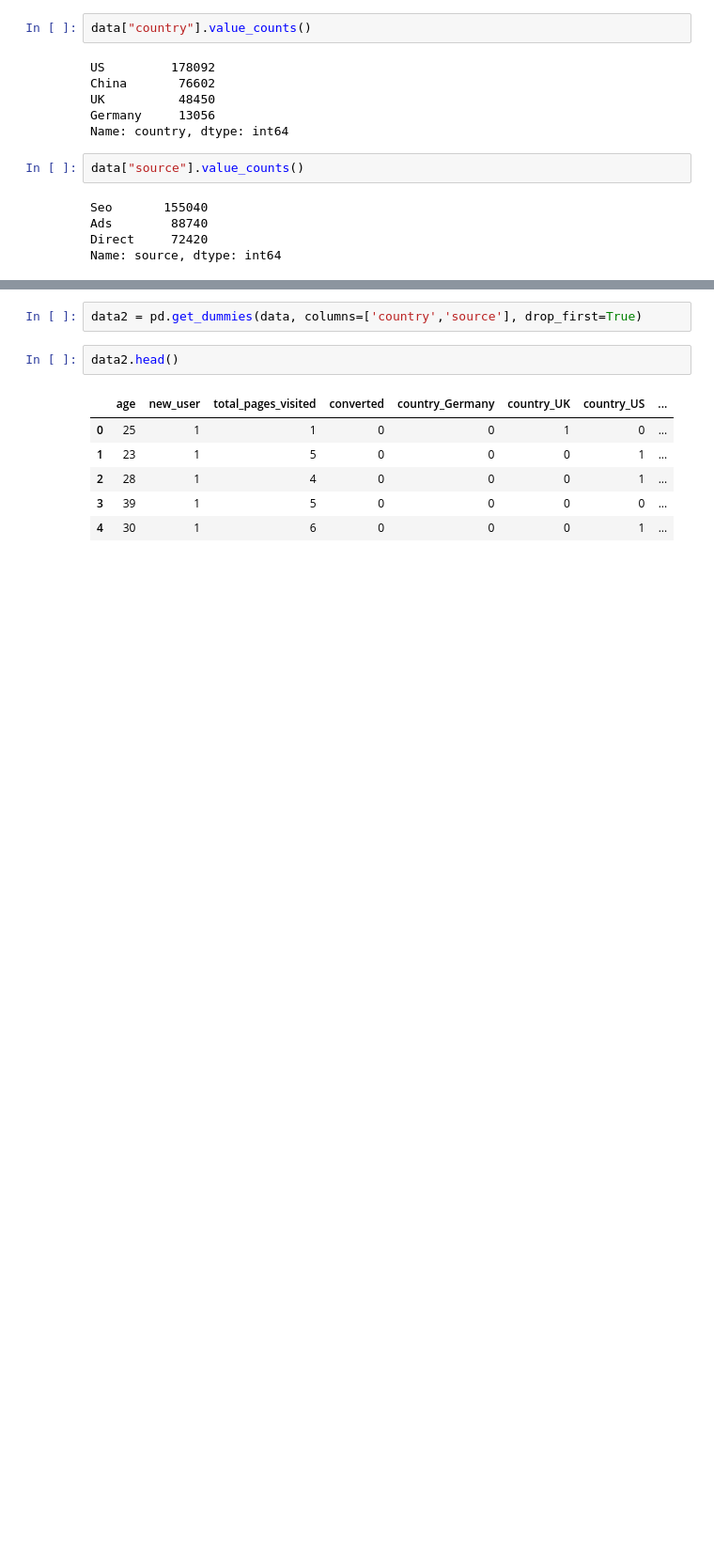
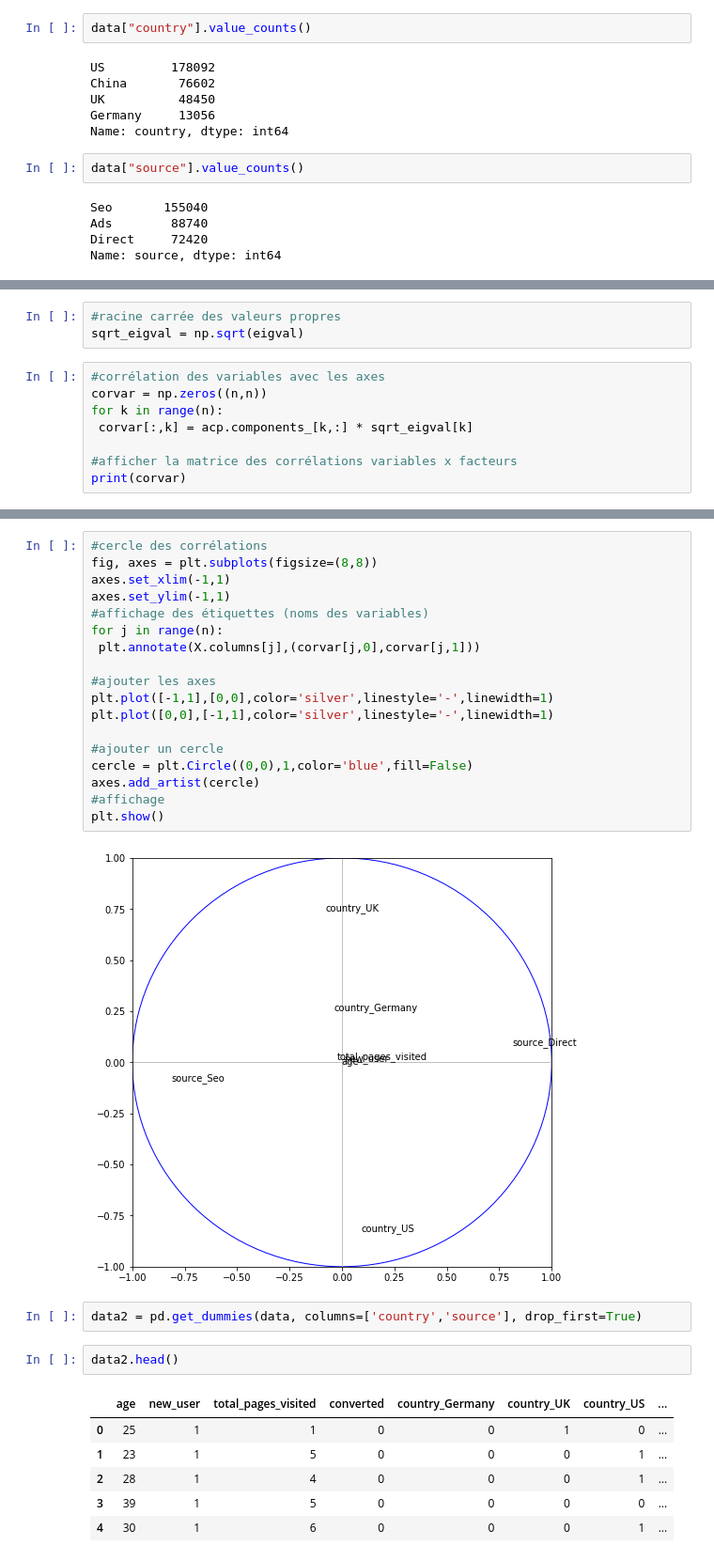
Before and after one commit to cbousquet/Week-3-Conversion-rate, a Jupyter notebook: Taux.ipynb, the cells around one changed output, grey strips where cells are left out. Shown at 94% size. Cells and saved outputs as stored; diff of their text form; blank space fills up the shorter version.

```diff
--- a/Taux.ipynb
+++ b/Taux.ipynb
@@ -70,0 +244,11 @@ Name: source, dtype: int64
+# %%
+#racine carrée des valeurs propres
+sqrt_eigval = np.sqrt(eigval)
+# %%
+#corrélation des variables avec les axes
+corvar = np.zeros((n,n))
+for k in range(n):
+ corvar[:,k] = acp.components_[k,:] * sqrt_eigval[k]
+
+#afficher la matrice des corrélations variables x facteurs
+print(corvar)
@@ -71,3 +272,23 @@ Name: source, dtype: int64
+# %%
+#cercle des corrélations
+fig, axes = plt.subplots(figsize=(8,8))
+axes.set_xlim(-1,1)
+axes.set_ylim(-1,1)
+#affichage des étiquettes (noms des variables)
+for j in range(n):
+ plt.annotate(X.columns[j],(corvar[j,0],corvar[j,1]))
+
+#ajouter les axes
+plt.plot([-1,1],[0,0],color='silver',linestyle='-',linewidth=1)
+plt.plot([0,0],[-1,1],color='silver',linestyle='-',linewidth=1)
+
+#ajouter un cercle
+cercle = plt.Circle((0,0),1,color='blue',fill=False)
+axes.add_artist(cercle)
+#affichage
+plt.show()
+# %% [output]
+[figure, added]
 # %%
 data2 = pd.get_dummies(data, columns=['country','source'], drop_first=True)
 # %%
```
Also changed, not shown: parts of 34 cells of this notebook.
